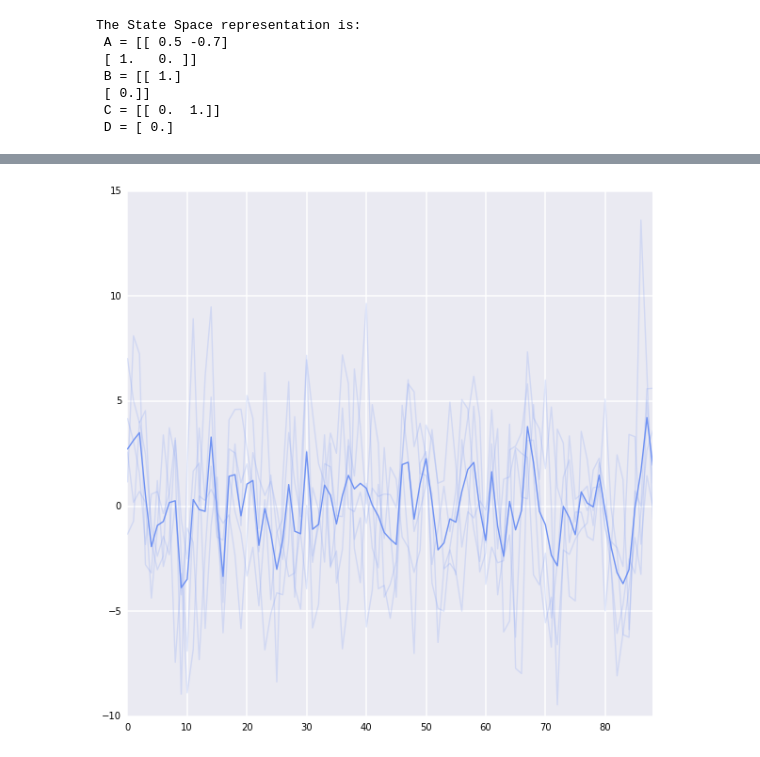
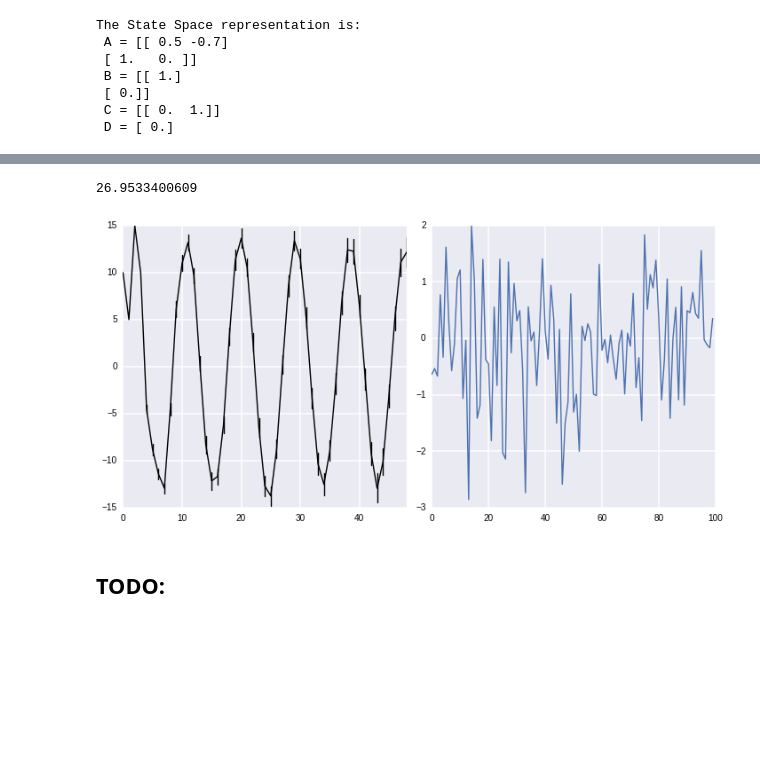
Before and after one commit to sternSargentRA/pyTM, a Jupyter notebook: python_programs/Examples.ipynb, the cells around one changed output, grey strips where cells are left out. Drawn from its saved outputs; the diff is of its cells as text; code cells hidden in the pictures; blank space fills up the shorter version.

```diff
--- a/python_programs/Examples.ipynb
+++ b/python_programs/Examples.ipynb
@@ -154,0 +198,20 @@ Below, we will give ourselves some parameters to proceed by setting:
+# %%
+#----------------------------------------------------------------------#
+# Univariate Autoregressive Processes
+# y_{t+1} = \alpha_1 y_t + \alpha_2 y_{t-1} + \alpha_3 y_{t-2}
+#           + \alpha_4 y_{t-3}
+#----------------------------------------------------------------------#
+# Take parameters as given
+uar_alpha1 = 0.9
+uar_alpha2 = -0.6
+uar_alpha3 = 0.3
+uar_alpha4 = -0.6
+
+# Define the initial conditions, numerator and denominator
+uar_x0 = np.array([10., 15., 5., 10.])
+uar_num = [1.]
+uar_den = [1., -uar_alpha1, -uar_alpha2, -uar_alpha3, -uar_alpha4]
+
+# Choose error display colors
+error_colors = sb.color_palette("coolwarm", len_sims/10)
+hls_colors = sb.color_palette("hls", len_sims/10)
@@ -155,21 +325,9 @@ Below, we will give ourselves some parameters to proceed by setting:
+# %%
+# Build the sample simulation moments (sum over t)
+print(1./len_sims * ((uar_statesimul_x[20, 3, :] - uar_calc_Emut[3, :])**2).sum())
+# %% [output]
+26.9533400609
 # %%
-#----------------------------------------------------------------------#
-# Univariate Autoregressive Processes
-# y_{t+1} = \alpha_1 y_t + \alpha_2 y_{t-1} + \alpha_3 y_{t-2}
-#           + \alpha_4 y_{t-3}
-#----------------------------------------------------------------------#
-
-# Take parameters as given
-uar_alpha1 = .5
-uar_alpha2 = -0.4
-uar_alpha3 = 0.4
-uar_alpha4 = -0.5
-
-# Define the initial condition, numerator and denominator
-uar_x0 = 10.
-uar_num = [1.]
-uar_den = [1., -uar_alpha1, -uar_alpha2, -uar_alpha3, -uar_alpha4]
-
 uar_simulations = np.zeros((num_sims, len_sims - 1))
 uar_sys = (uar_num, uar_den, time_unit)
 
@@ -185,10 +343,30 @@ for i in xrange(num_sims):
     uar_simulations[i, :] = y.squeeze()
 
 t_out = t_out.squeeze()
-
-color_palette = sb.color_palette("coolwarm", num_sims)
-plt.figure(figsize=(10, 10))
-sb.tsplot(uar_simulations[:, 10:], err_style="unit_traces", color=color_palette)
-plt.show()
-# %% [output]
-[figure, removed]
+# %%
+color_palette = sb.color_palette("hls", num_sims/2)
+fig = plt.figure(figsize=(10, 5))
+ax = fig.add_subplot(121)
+
+# ax = sb.tsplot(uar_simulations, err_style="unit_traces",  err_palette=color_palette, color='k', label=r"$y_t$")
+# ax = sb.tsplot(uar_simulations[:, 10:], color=color_palette, label=r"$y_t$")
+# ax = sb.tsplot(uar_simulations[:, 10:], err_style="ci_bars", color=color_palette, label=r"$y_t$")
+# ax = sb.tsplot(uar_simulations, err_style="boot_traces", n_boot=500, color='k', err_palette=color_palette, label=r"$y_t$")
+# ax = sb.tsplot(uar_simulations, err_style=["ci_band"],
+#                err_palette=color_palette, color='k',
+#                label=r"$y_t$")
+ax = sb.tsplot(uar_simulations, err_style="ci_bars",
+               err_palette=color_palette, color='k',
+               label=r"$y_t$", interpolate=True)
+
+ax2 = fig.add_subplot(122)
+ax2.plot(np.random.randn(100))
+# ax.set_xlabel("Time (Unit Steps)")
+# ax.set_ylabel("State Variable Value")
+# ax.legend()
+plt.tight_layout()
+plt.show()
+# %% [output]
+[figure, added]
+# %% [markdown]
+## TODO:
```
Also changed, not shown: parts of 9 cells of this notebook.
